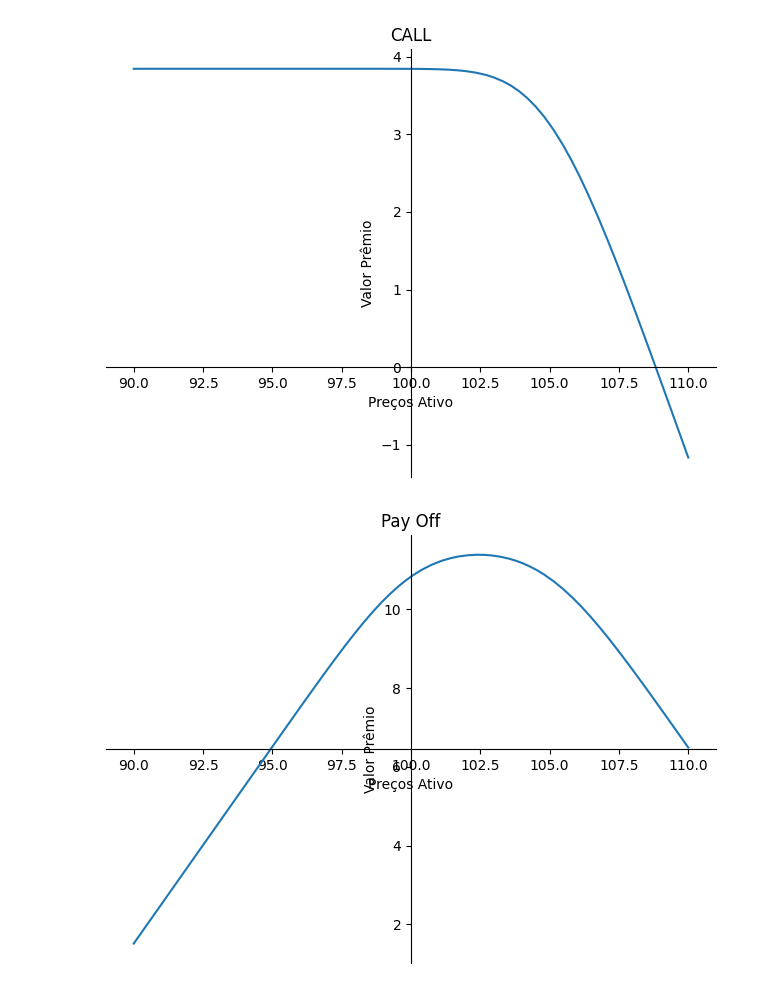
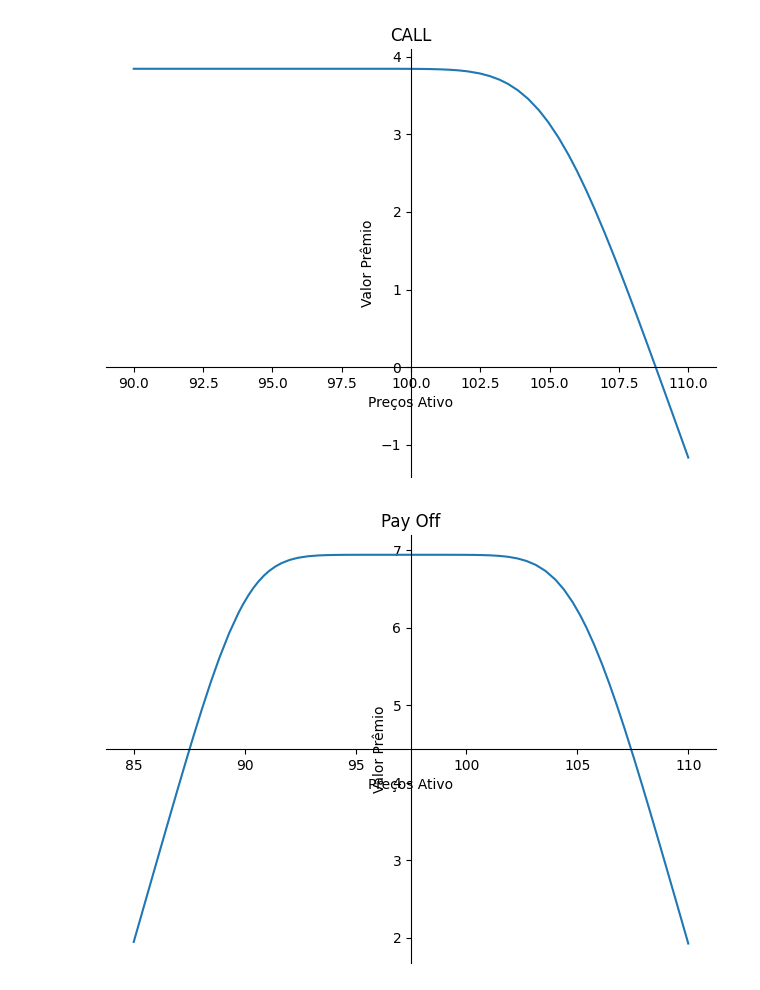
Before and after one commit to Felipe-Pinto/python_para_exatas, a Jupyter notebook: BS_Sympy.ipynb, the cells around one changed output. Cells and saved outputs as stored; diff of their text form; code cells hidden in the pictures.

```diff
--- a/BS_Sympy.ipynb
+++ b/BS_Sympy.ipynb
@@ -176,7 +176,7 @@ $\displaystyle 0.238095238095238$
 r = 0.125       # Interest tax
 St = 97          # Stock
 S = Symbol('S')
-Kp = 100         # Stirke PUT
+Kp = 90         # Stirke PUT
 Kc = 105         # Stirke CALL
 Ti = 20/252      # Time to end
 T = 0.2/252
@@ -202,6 +202,6 @@ p = plot(POFC, (S, 90, 110), title='CALL', xlabel='Preços Ativo', ylabel='Valor
 # %%
 PayOff = POFP + POFC
 # %%
-p = plot(PayOff, (S, 90, 110), title='Pay Off', xlabel='Preços Ativo', ylabel='Valor Prêmio')
+p = plot(PayOff, (S, 85, 110), title='Pay Off', xlabel='Preços Ativo', ylabel='Valor Prêmio')
 # %% [output]
-[figure, old version]
+[figure, new version]
```
Also changed, not shown: parts of 1 cell of this notebook.
